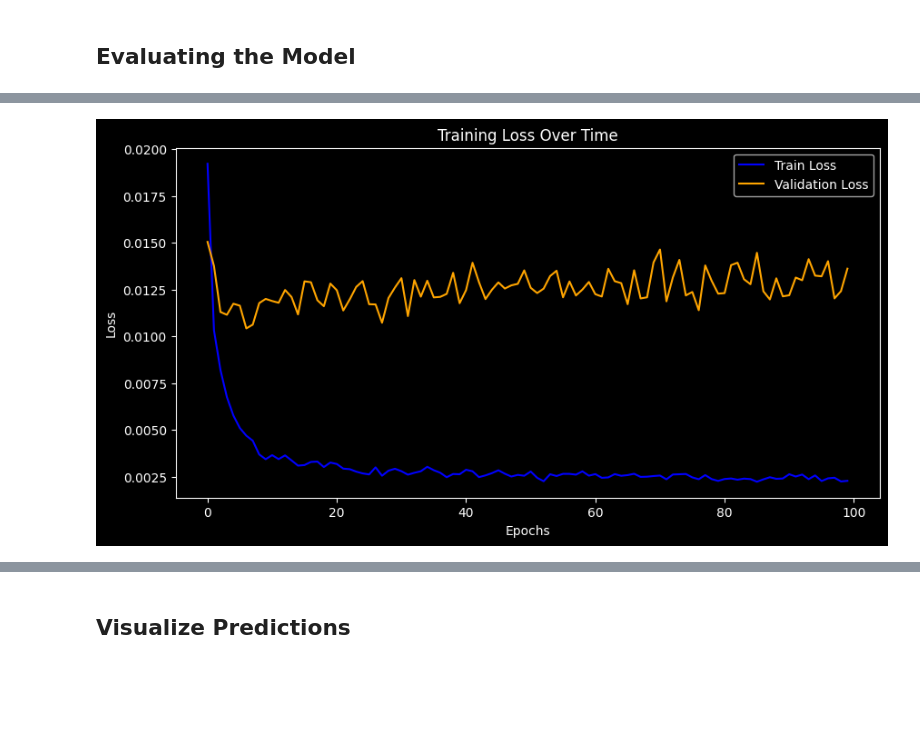
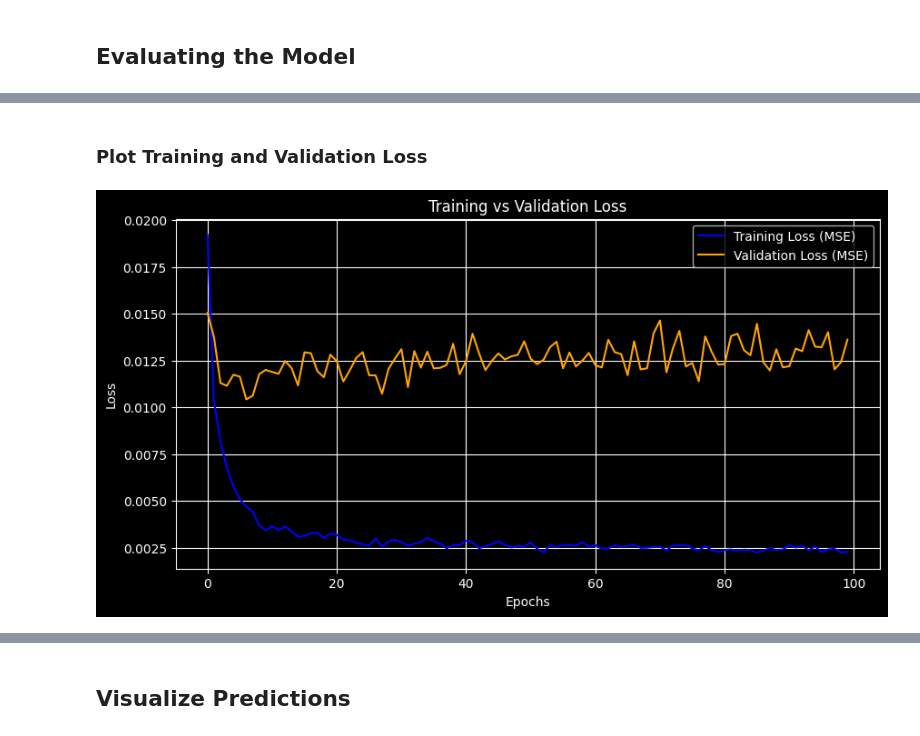
Before and after one commit to Brianhulela/ebook_object_detection, a Jupyter notebook: chapters/CNN_bounding_box_detect/detect.ipynb, the cells around one changed output, grey strips where cells are left out. Cells and saved outputs as stored; diff of their text form; code cells hidden in the pictures; blank space fills up the shorter version.

Commit message:
Add training IoU image and update training loss and bounding box prediction images

```diff
--- a/chapters/CNN_bounding_box_detect/detect.ipynb
+++ b/chapters/CNN_bounding_box_detect/detect.ipynb
@@ -305,13 +318,16 @@ WARNING:absl:You are saving your model as an HDF5 file via `model.save()` or `ke
+# %% [markdown]
+### Plot Training and Validation Loss
 # %%
-# Plot training history
+# Extract loss and validation loss from the history object
 plt.figure(figsize=(10, 5))
-plt.plot(history.history["loss"], label="Train Loss", color="blue")
-plt.plot(history.history["val_loss"], label="Validation Loss", color="orange")
+plt.plot(history.history["loss"], label="Training Loss (MSE)", color="blue")
+plt.plot(history.history["val_loss"], label="Validation Loss (MSE)", color="orange")
 plt.xlabel("Epochs")
 plt.ylabel("Loss")
-plt.title("Training Loss Over Time")
+plt.title("Training vs Validation Loss")
 plt.legend()
+plt.grid()
 plt.savefig("training_loss.png", dpi=300, bbox_inches="tight")
 plt.show()
 # %% [output]
-[figure, old version]
+[figure, new version]
```
Also changed, not shown: parts of 8 cells of this notebook, 3 other files.
